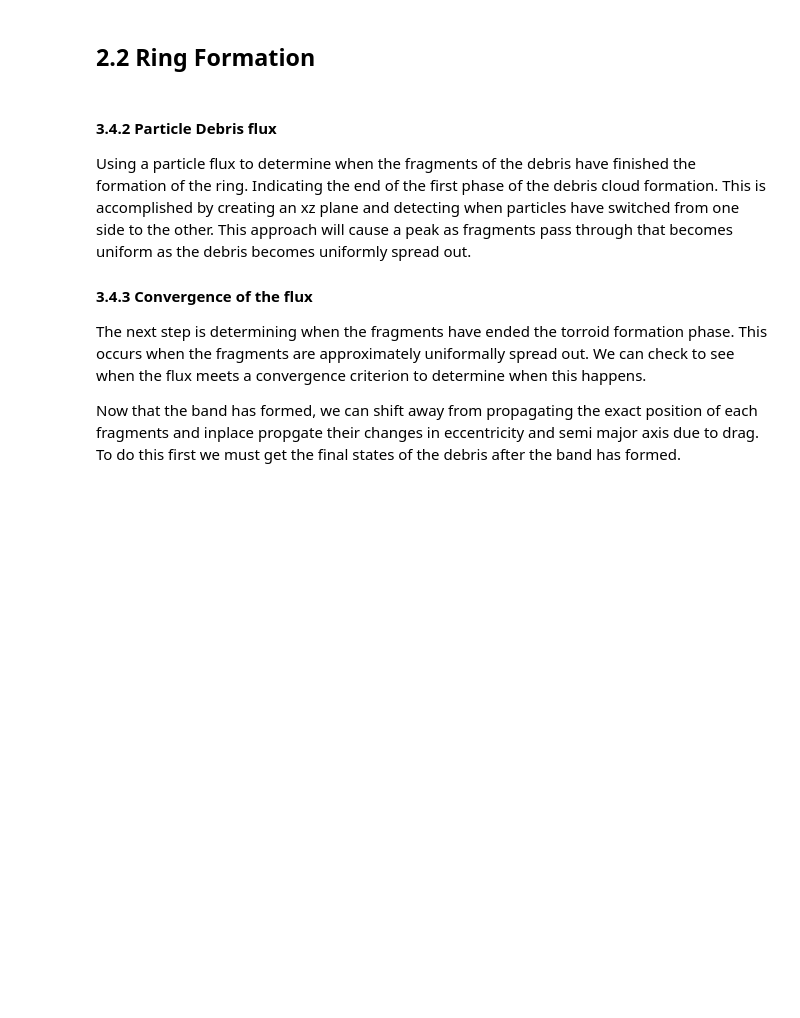
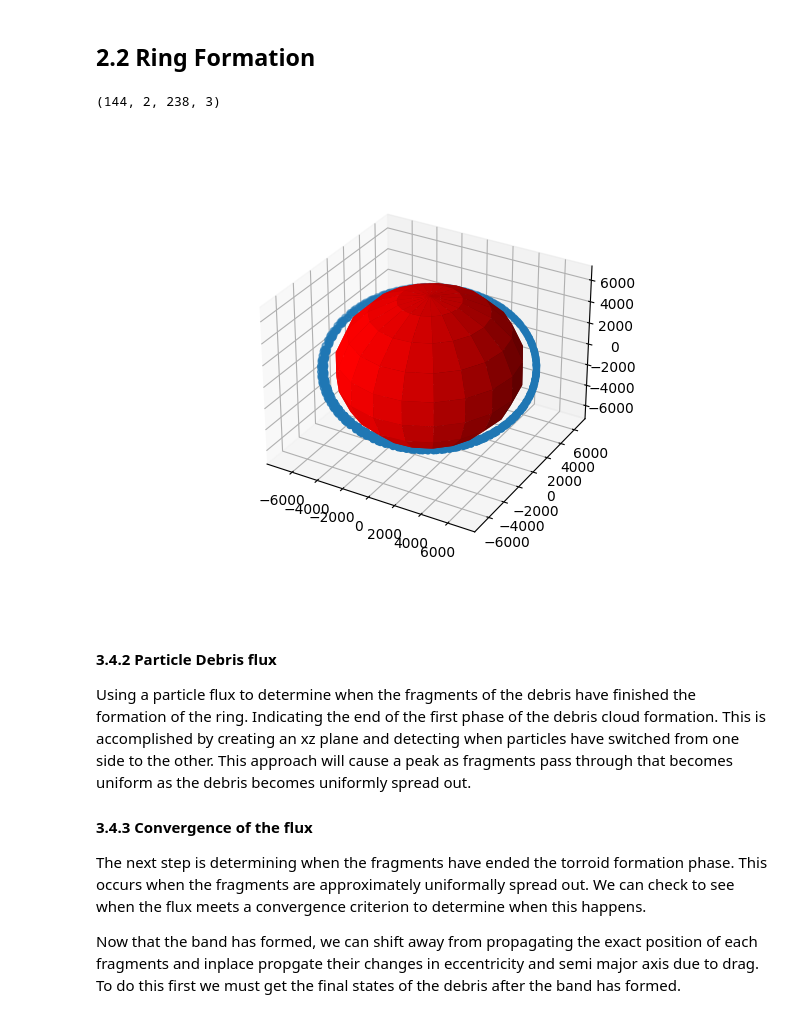
Before and after one commit to ReeceHumphreys/ODAP, a Jupyter notebook: notebooks/Introduction.ipynb, the cells around one changed output. Drawn from its saved outputs; the diff is of its cells as text; code cells hidden in the pictures; blank space fills up the shorter version.

```diff
--- a/notebooks/Introduction.ipynb
+++ b/notebooks/Introduction.ipynb
@@ -275,29 +289,46 @@ np.max(T)
+# %%
+states_cartesian = np.empty((states.shape[0], 2, states.shape[1], 3))
+
+for i in range(states.shape[0]):
+    state = states[i, :, :]
+    states_cartesian[i, :, :, :] = coords.coe2rv_many(mu_Earth,
+        state[:, 0],
+        state[:, 1],
+        state[:, 2],
+        state[:, 3],
+        state[:, 4],
+        state[:, 5])
+
+states_cartesian.shape
+# %% [output]
+(144, 2, 238, 3)
 # %%
-print(cartesian_states.shape)
-# %matplotlib widget
-# import numpy as np
-# import matplotlib.pyplot as plt
+%matplotlib widget
+import numpy as np
+import matplotlib.pyplot as plt
 
-# fig = plt.figure()
-# ax = plt.axes(projection='3d')
+fig = plt.figure()
+ax = plt.axes(projection='3d')
 
-# # Grabbing 1000 pieces to visualize
-# I = np.random.randint(0, cartesian_states.shape[2], 5)
+# Grabbing random pieces to visualize
+I = np.random.randint(0, states_cartesian.shape[2], 5)
 
-# # Data for three-dimensional scattered points
-# zdata = cartesian_states[:, 0, I, 2]
-# xdata = cartesian_states[:, 0, I, 0]
-# ydata = cartesian_states[:, 0, I, 1]
+# Data for three-dimensional scattered points
+zdata = states_cartesian[:, 0, I, 2]
+xdata = states_cartesian[:, 0, I, 0]
+ydata = states_cartesian[:, 0, I, 1]
 
-# # draw sphere
-# r_earth = earth["radius"] / 1e3
-# u, v = np.mgrid[0:2*np.pi:20j, 0:np.pi:10j]
-# x = np.cos(u)*np.sin(v) * r_earth
-# y = np.sin(u)*np.sin(v) * r_earth
-# z = np.cos(v) * r_earth
-# ax.plot_surface(x, y, z, color="r")
+# draw sphere
+r_earth = 6371
+u, v = np.mgrid[0:2*np.pi:20j, 0:np.pi:10j]
+x = np.cos(u)*np.sin(v) * r_earth
+y = np.sin(u)*np.sin(v) * r_earth
+z = np.cos(v) * r_earth
+ax.plot_surface(x, y, z, color="r")
 
-# ax.scatter3D(xdata, ydata, zdata);
+ax.scatter3D(xdata, ydata, zdata);
+# %% [output]
+[figure, added]
 # %% [markdown]
 <h4>3.4.2 Particle Debris flux</h4>
 
```
Also changed, not shown: parts of 9 cells of this notebook, 9 other files.
